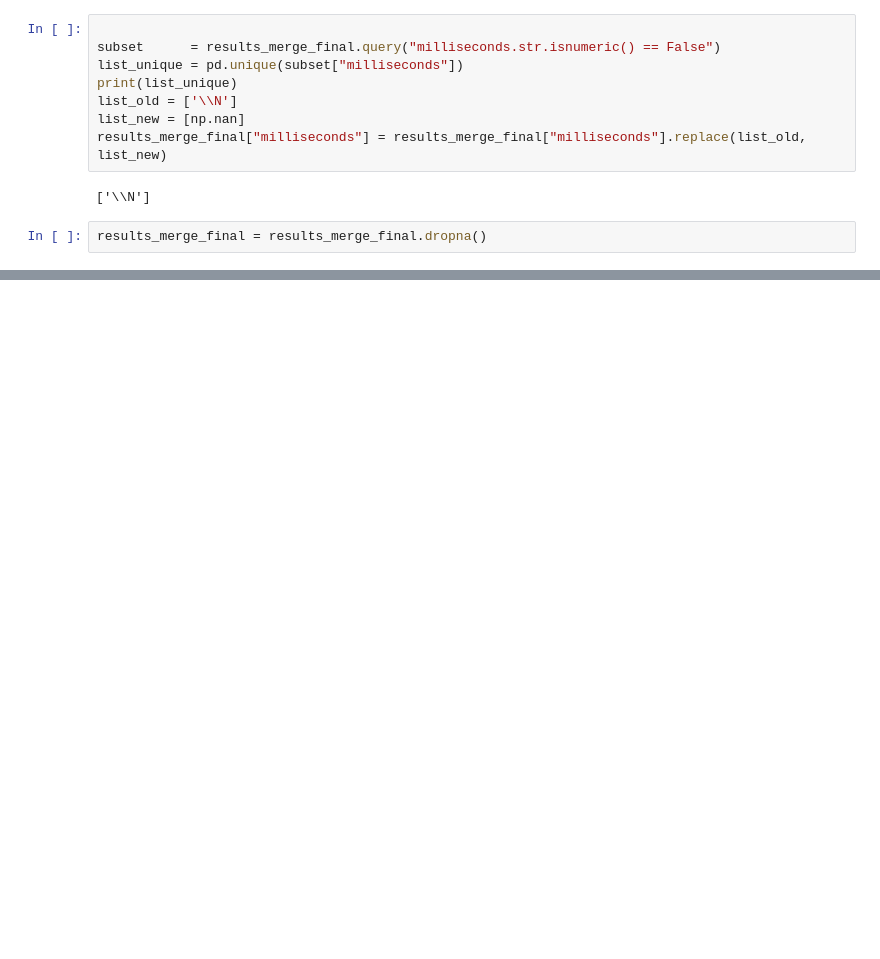
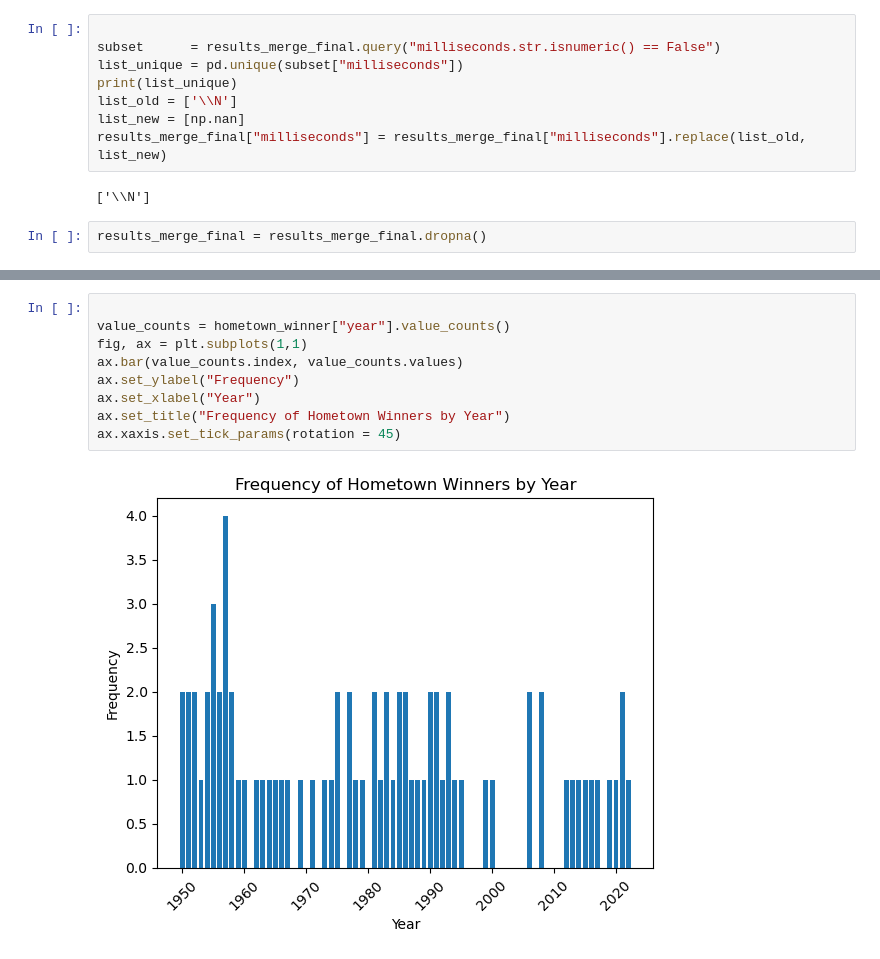
Before and after one commit to sesshayne/QTM151FinalProject, a Jupyter notebook: final_project_neha.ipynb, the cells around one changed output, grey strips where cells are left out. Saved outputs shown, nothing was run; the diff lists cells and outputs as text; blank space fills up the shorter version.

```diff
--- a/final_project_neha.ipynb
+++ b/final_project_neha.ipynb
@@ -74,0 +139,11 @@ results_merge_final = results_merge_final.dropna()
+# %%
+
+value_counts = hometown_winner["year"].value_counts()
+fig, ax = plt.subplots(1,1)
+ax.bar(value_counts.index, value_counts.values)
+ax.set_ylabel("Frequency")
+ax.set_xlabel("Year")
+ax.set_title("Frequency of Hometown Winners by Year")
+ax.xaxis.set_tick_params(rotation = 45)
+# %% [output]
+[figure, added]
```
Also changed, not shown: parts of 9 cells of this notebook.
